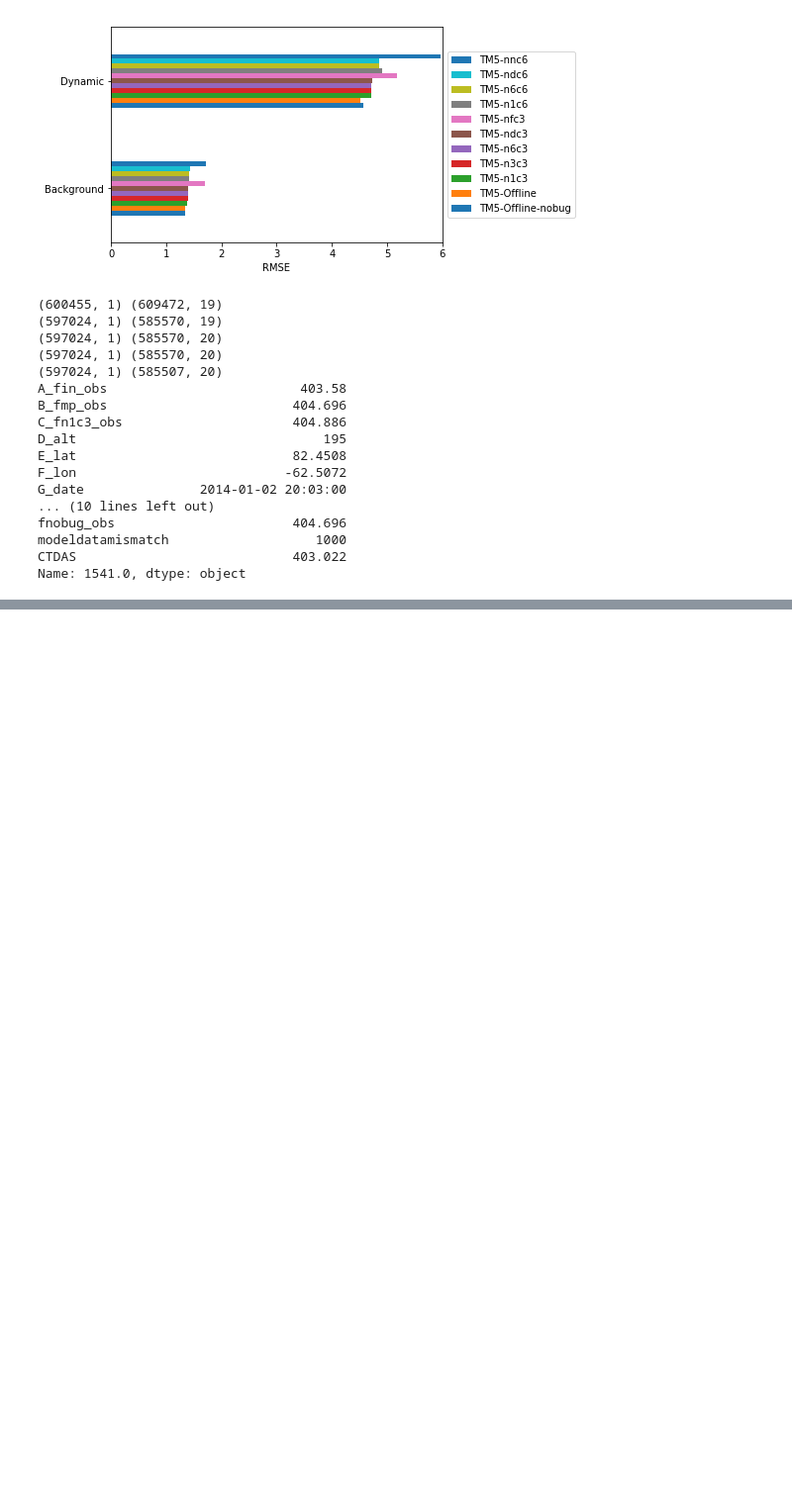
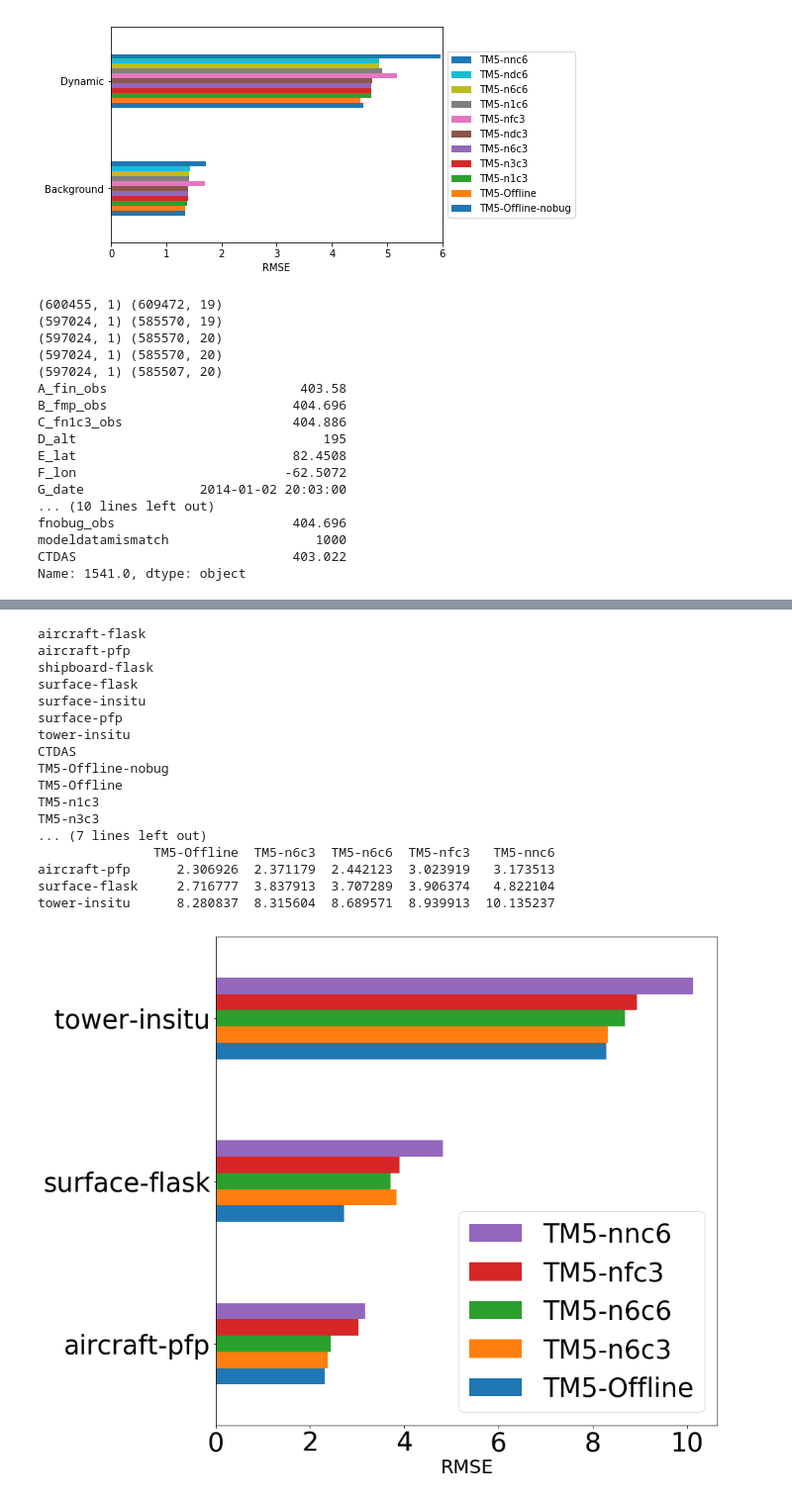
Before and after one commit to Killaars/PhD, a Jupyter notebook: paper1/Figures atmospheric transport paper.ipynb, the cells around one changed output, grey strips where cells are left out. Shown at 99% size. Drawn from its saved outputs; the diff is of its cells as text; code cells hidden in the pictures; blank space fills up the shorter version.

```diff
--- a/paper1/Figures atmospheric transport paper.ipynb
+++ b/paper1/Figures atmospheric transport paper.ipynb
@@ -2139,3 +2141,46 @@ Background  1.718124
 Dynamic     5.973985
 [figure]
 [figure]
+# %%
+finalfigure_plot_type= pd.DataFrame()
+
+for index in plot_type.index:
+    print(index)
+for column in plot_type.columns:
+    print(column)
+
+# Select columns and figures to put in final figure
+columnlist = ['TM5-Offline','TM5-n6c3','TM5-n6c6','TM5-nfc3','TM5-nnc6']
+indexlist = ['aircraft-pfp','surface-flask','tower-insitu']
+for index in indexlist:
+    for column in columnlist:
+        finalfigure_plot_type.loc[index,column]=plot_type.loc[index,column]
+
+print(finalfigure_plot_type)
+
+ax1 = finalfigure_plot_type.plot.barh(figsize=(12,12),title='',fontsize=25,legend=False)
+handles, labels = ax1.get_legend_handles_labels()
+lgd=ax1.legend(handles[::-1], labels[::-1],loc='lower right', markerscale = 5,fontsize='35')
+ax1.set_xlabel("RMSE",fontsize=25)
+for item in (ax1.get_xticklabels() + ax1.get_yticklabels()):
+    item.set_fontsize(35)
+plt.show()
+# %% [output]
+aircraft-flask
+aircraft-pfp
+shipboard-flask
+surface-flask
+surface-insitu
+surface-pfp
+tower-insitu
+CTDAS
+TM5-Offline-nobug
+TM5-Offline
+TM5-n1c3
+TM5-n3c3
+... (7 lines left out)
+               TM5-Offline  TM5-n6c3  TM5-n6c6  TM5-nfc3   TM5-nnc6
+aircraft-pfp      2.306926  2.371179  2.442123  3.023919   3.173513
+surface-flask     2.716777  3.837913  3.707289  3.906374   4.822104
+tower-insitu      8.280837  8.315604  8.689571  8.939913  10.135237
+[figure, added]
```
Also changed, not shown: parts of 3 cells of this notebook.
